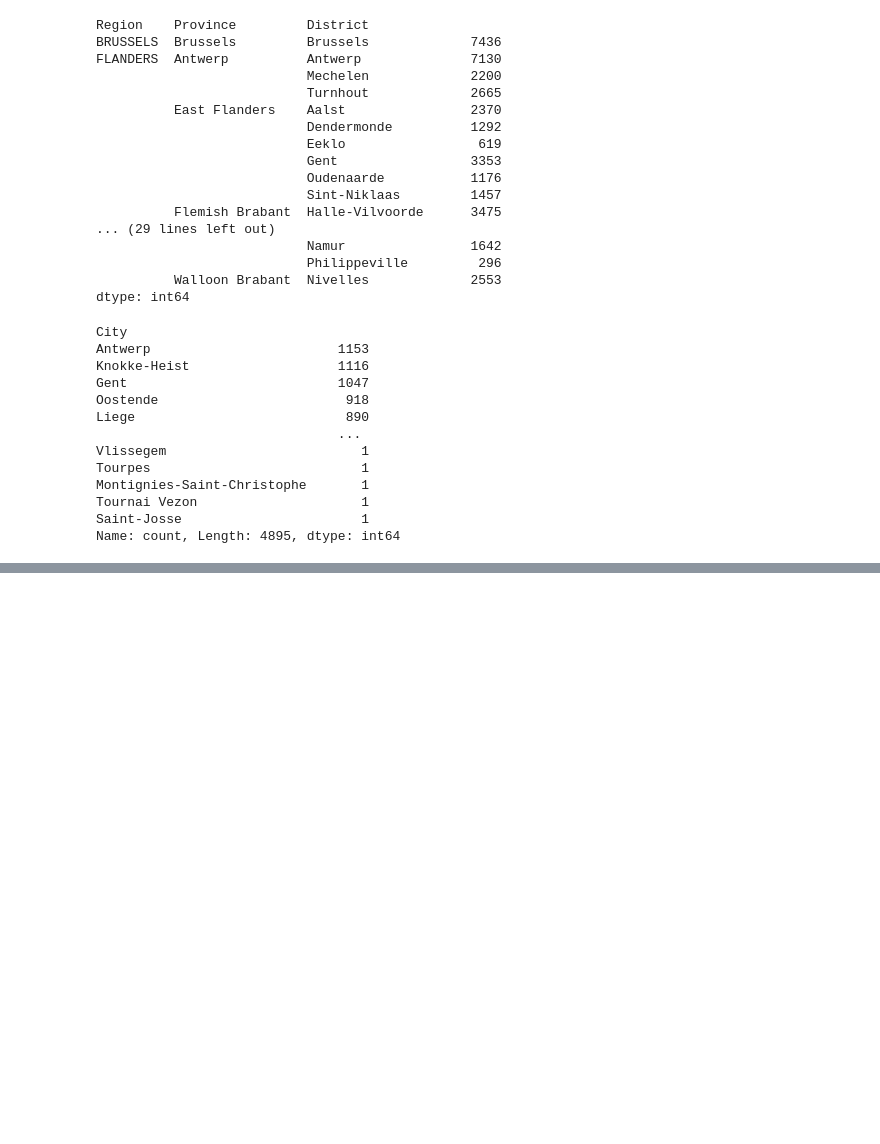
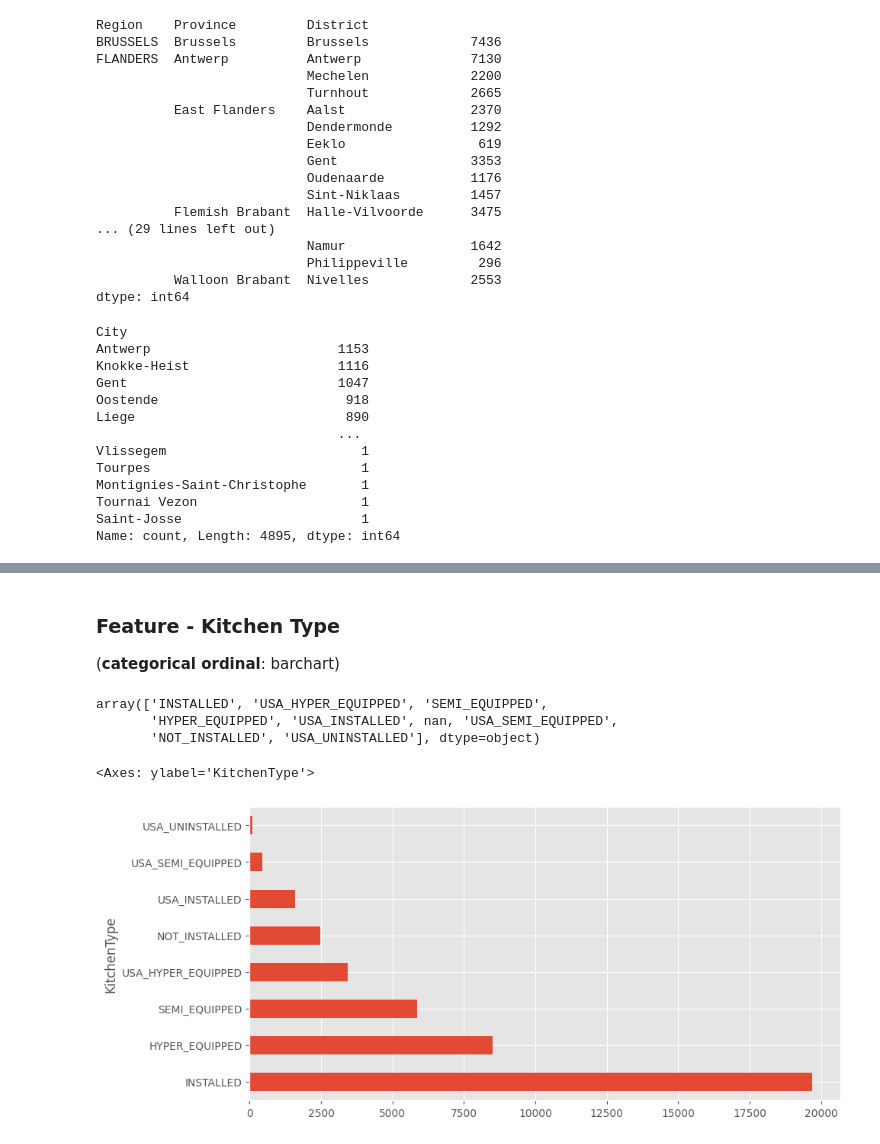
Before and after one commit to emsuru/charlie-02-data-analysis, a Jupyter notebook: EDA_charlie02.ipynb, the cells around one changed output, grey strips where cells are left out. Drawn from its saved outputs; the diff is of its cells as text; code cells hidden in the pictures; blank space fills up the shorter version.

```diff
--- a/EDA_charlie02.ipynb
+++ b/EDA_charlie02.ipynb
@@ -1204,0 +467,16 @@ Percentage for unique value 7.0: 0.0001
+# %% [markdown]
+### Feature - Kitchen Type
+(**categorical ordinal**: barchart)
+# %%
+# unique values for kitchen type
+df['KitchenType'].unique()
+# %% [output]
+array(['INSTALLED', 'USA_HYPER_EQUIPPED', 'SEMI_EQUIPPED',
+       'HYPER_EQUIPPED', 'USA_INSTALLED', nan, 'USA_SEMI_EQUIPPED',
+       'NOT_INSTALLED', 'USA_UNINSTALLED'], dtype=object)
+# %%
+# bar plot kitchen type
+df['KitchenType'].value_counts().plot(kind='barh', figsize=(10, 5))
+# %% [output]
+<Axes: ylabel='KitchenType'>
+[figure, added]
```
Also changed, not shown: parts of 97 cells of this notebook.
